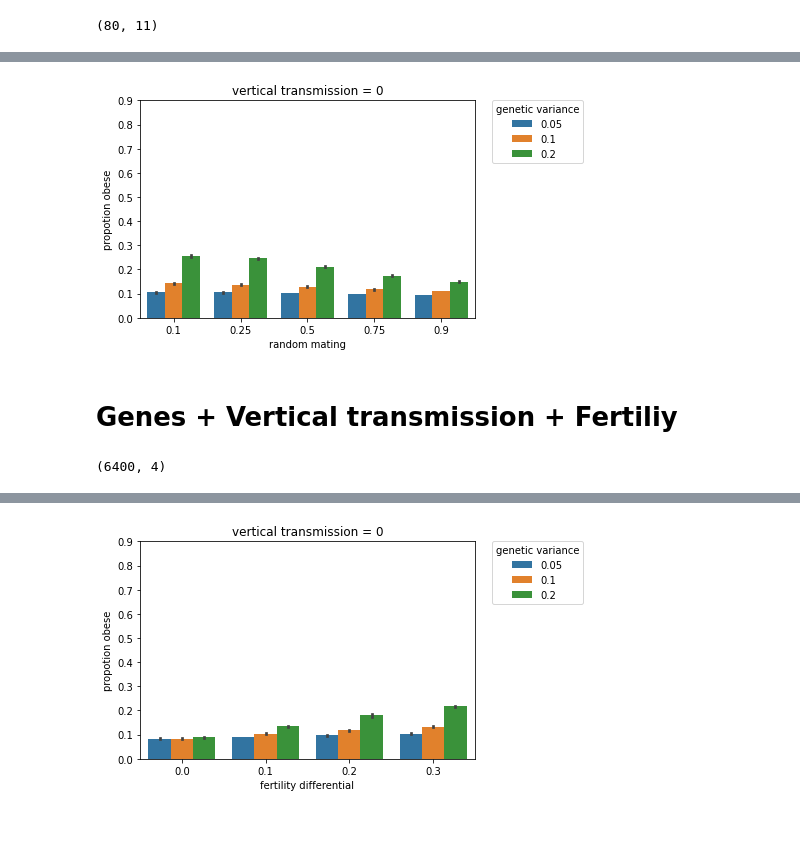
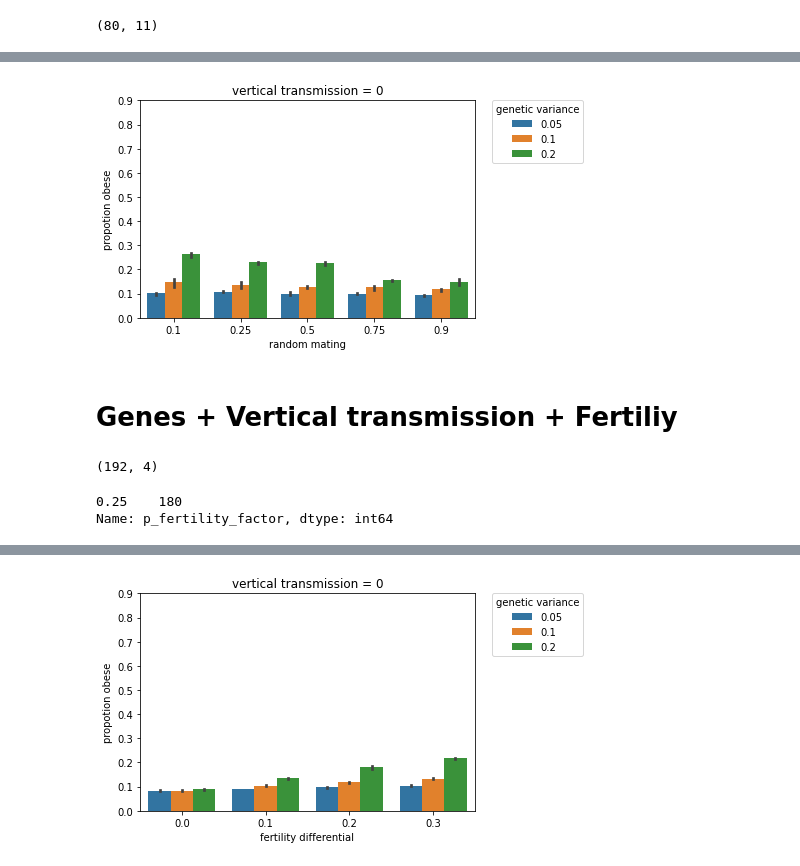
Before and after one commit to sdaza/obesity-dem-heritability, a Jupyter notebook: notebooks/outcome-analysis-by-scenario.ipynb, the cells around one changed output, grey strips where cells are left out. Saved outputs shown, nothing was run; the diff lists cells and outputs as text; code cells hidden in the pictures; blank space fills up the shorter version.

```diff
--- a/notebooks/outcome-analysis-by-scenario.ipynb
+++ b/notebooks/outcome-analysis-by-scenario.ipynb
@@ -84,34 +84,34 @@ for i in v:
 # %%
 # vertical transmission = 0
 s = df.loc[(df.p_vertical_trans_variance == 0) & (df.p_genetic_variance>0)].copy()
 p = sns.barplot(y='g4', x='p_random_mating', hue='p_genetic_variance',
 data=s, estimator=np.median);
 p.set_ylabel("propotion obese", fontsize = 10)
 p.set_xlabel("random mating", fontsize = 10)
 p.set(title ="vertical transmission = " + str(0))
 p.set_ylim(0, 0.9)
 plt.legend(title='genetic variance', bbox_to_anchor=(1.05, 1), loc=2, borderaxespad=0.)
-plt.savefig(plots_path + "prop-bmi-mating-genes-vertical-trans-" + str(0) + ".pdf", bbox_inches='tight')
-shutil.copy(plots_path + "prop-bmi-mating-genes-vertical-trans-" + str(0) + ".pdf", plot_manuscript)
+plt.savefig(plots_path + "prop-bmi-mating-genes-vertical-trans-test" + str(0) + ".pdf", bbox_inches='tight')
+shutil.copy(plots_path + "prop-bmi-mating-genes-vertical-trans-test" + str(0) + ".pdf", plot_manuscript)
 plt.show()
 # %% [output]
-[figure, old version]
+[figure, new version]
 # %% [markdown]
 # Genes + Vertical transmission + Fertiliy
 # %%
 # scenarios genes + vertical transmission
 d = {'fertility' :  [0.0, .10, 0.20, 0.30],
     'genes' : [0.0, 0.05, 0.10, 0.20],
-    'vertical-trans' : [0.0, 0.05, 0.25, 0.50]}
+    'vertical-trans' : [0.0, 0.05, 0.10, 0.20]}
 
 df = pd.DataFrame(product_dict(**d))
 df['iteration'] = df.groupby(list(d)).ngroup()
-df = df.loc[df.index.repeat(100)]
+df = df.loc[df.index.repeat(3)]
 vars = ['iteration', 'fertility', 'genes', 'vertical-trans']
-df.loc[:,vars].to_csv(model_path + "data/param-bmi-fertility-genes-vertical-trans.csv", index=False)
+df.loc[:,vars].to_csv(model_path + "data/param-bmi-fertility-genes-vertical-trans-test.csv", index=False)
 df.loc[:,vars].shape
 # %% [output]
-(6400, 4)
+(192, 4)
 # %%
 vars = ['iteration', 'p_genetic_variance', 'p_vertical_trans_variance',
     'p_random_mating', 'p_fertility_factor']
@@ -126,6 +126,11 @@ cols = cols[colnames].apply(pd.to_numeric)
 df = pd.concat([df, cols], axis=1, ignore_index=False)
 df = df.merge(params, on = ["iteration"])
 df['p_comb'] = 'G = ' + df['p_genetic_variance'].map(str)  + ', VT = ' + df['p_vertical_trans_variance'].map(str)
+# %%
+s.p_fertility_factor.value_counts()
+# %% [output]
+0.25    180
+Name: p_fertility_factor, dtype: int64
 # %%
 s = df.loc[df.p_vertical_trans_variance != 0].copy()
 v = list(s.p_genetic_variance.unique())
```
Also changed, not shown: parts of 5 cells of this notebook, 14 other files.
